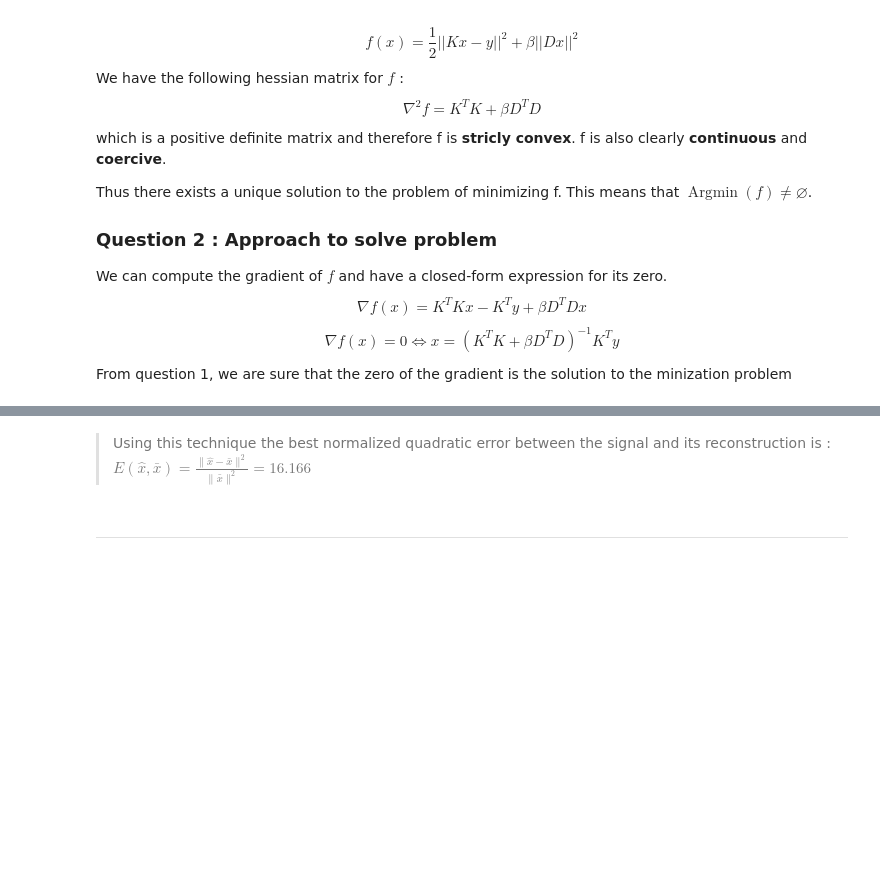
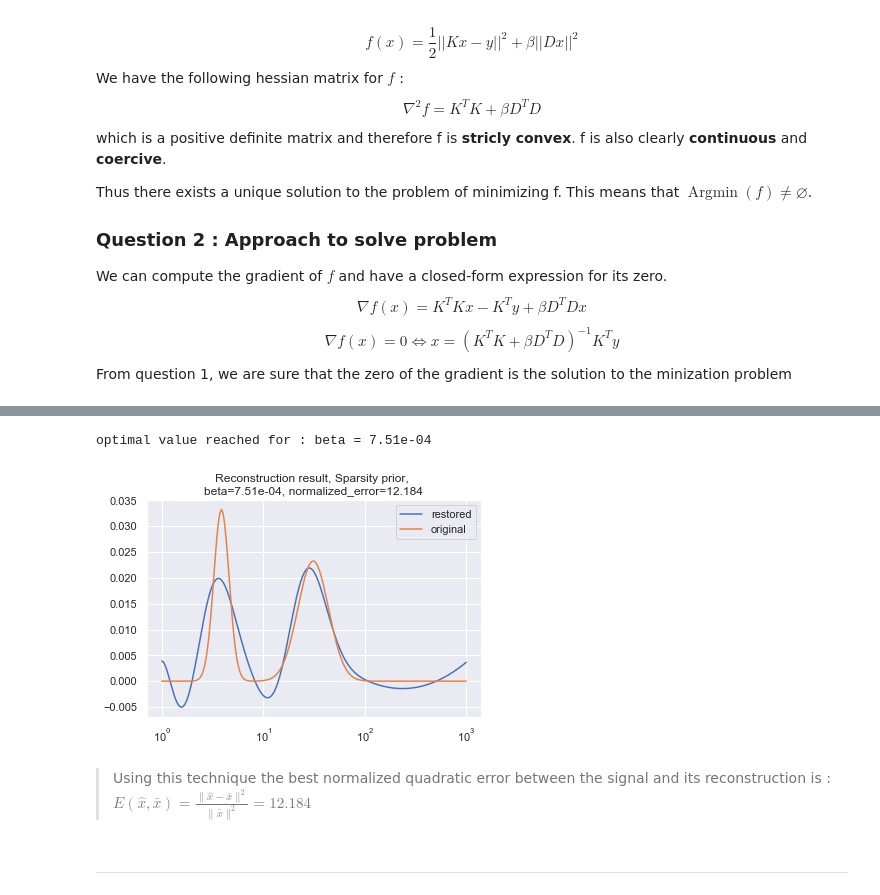
Before and after one commit to EmmanuelJhno/LabsLargeScaleDistributedOptimization, a Jupyter notebook: LSD_TPn2_1_Jehanno_Rauby.ipynb, the cells around one changed output, grey strips where cells are left out. Saved outputs shown, nothing was run; the diff lists cells and outputs as text; code cells hidden in the pictures; blank space fills up the shorter version.

```diff
--- a/LSD_TPn2_1_Jehanno_Rauby.ipynb
+++ b/LSD_TPn2_1_Jehanno_Rauby.ipynb
@@ -106,5 +117,52 @@ Text(0.5, 1.0, 'Reconstruction result, Smoothness prior, \nbeta=0.08, normalized
+# %%
+def golden_section_search(function, x, beta_range, tol=1e-8, it_max=100):
+    beta0, beta3 = beta_range
+    error = []
+    betas = []
+    golden_section_gamma = [(3 - np.sqrt(5))/2 , (np.sqrt(5)-1)/2]
+    best_beta = {}
+    it = 0
+    converged = False
+    while not converged and (it < it_max):
+        it=it+1
+        beta1 = beta0 + golden_section_gamma[0] * (beta3 - beta0)
+        beta2 = beta0 + golden_section_gamma[1] * (beta3 - beta0)
+
+        x_rec_1, _ = function(10**beta1)
+        rec_error1 = np.linalg.norm(x-x_rec_1, ord=2)/np.linalg.norm(x, ord=2)
+        betas.append(10**beta1)
+        error.append(rec_error1)
+
+        x_rec_2, _ = function(10**beta2)
+        rec_error2 = np.linalg.norm(x-x_rec_2, ord=2)/np.linalg.norm(x, ord=2)
+        betas.append(10**beta2)
+        error.append(rec_error2)
+
+        converged = (abs(rec_error2 - rec_error1)<tol)
+        if rec_error1 < rec_error2 :
+            beta0, beta3 = beta0, beta2
+        else:
+            beta0, beta3 = beta1, beta3
+    if converged :
+        print('optimal value reached for : beta = {:.2e}'.format(10**beta1))
+    end = time.time()
+
+    x_rec, error = function(10**beta1)
+    rec_error = np.linalg.norm(x-x_rec, ord=2)/np.linalg.norm(x, ord=2)
+    fg, ax = plt.subplots(1,1)
+    ax.set_xscale('log')
+    ax.plot(T_n_exp, x_rec, label='restored')
+    ax.plot(T_n_exp, x, label='original')
+    ax.legend()
+    ax.set_title('Reconstruction result, Sparsity prior, \nbeta={0:.2e}, normalized_error={1:.3f}'.format(
+                                                                            10**beta1, rec_error))
+# %%
+golden_section_search(smoothness_prior, x, beta_range=[-10,-1], tol=1e-8, it_max=1000)
+# %% [output]
+optimal value reached for : beta = 7.51e-04
+[figure, added]
 # %% [markdown]
-> Using this technique the best normalized quadratic error between the signal and its reconstruction is : $E(\widehat{x}, \bar{x})=\frac{\|\widehat{x}-\bar{x}\|^{2}}{\|\bar{x}\|^{2}} = 16.166$
+> Using this technique the best normalized quadratic error between the signal and its reconstruction is : $E(\widehat{x}, \bar{x})=\frac{\|\widehat{x}-\bar{x}\|^{2}}{\|\bar{x}\|^{2}} = 12.184$
 # %% [markdown]
 ---
 # %% [markdown]
```
Also changed, not shown: parts of 13 cells of this notebook.
